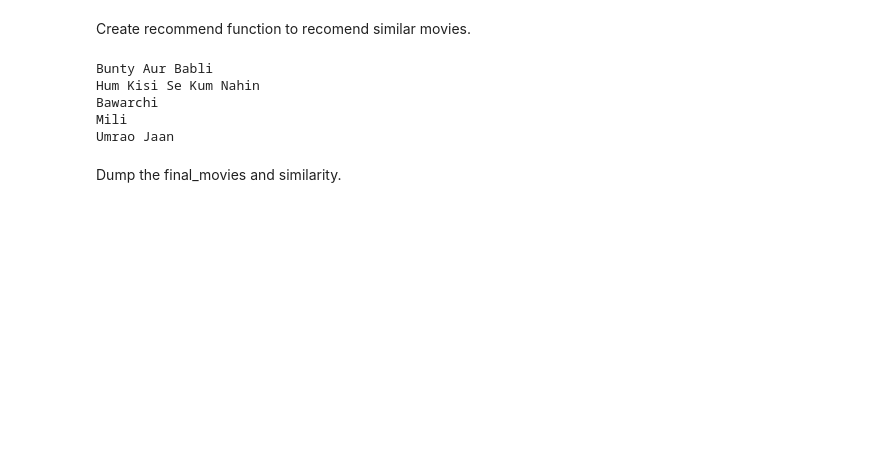
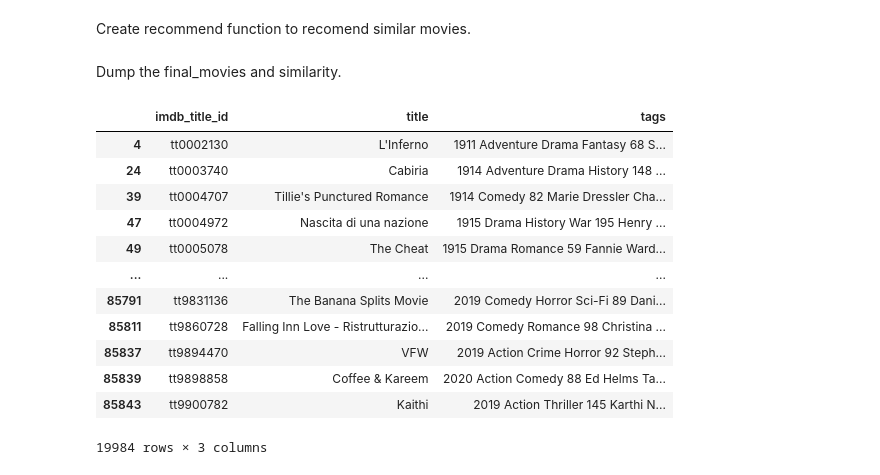
Before and after one commit to whatiskeptiname/movie_mixer, a Jupyter notebook: tags_based_rs.ipynb, the cells around one changed output. Saved outputs shown, nothing was run; the diff lists cells and outputs as text; code cells hidden in the pictures; blank space fills up the shorter version.

```diff
--- a/tags_based_rs.ipynb
+++ b/tags_based_rs.ipynb
@@ -160,14 +156,6 @@ def recommend(movie):
     distances = sorted(list(enumerate(similarity[index])), reverse=True, key=lambda x:x[1])
     for i in distances[1:6]:
         print(final_movies.iloc[i[0]].title)
-# %%
-recommend("Gandhi")
-# %% [output]
-Bunty Aur Babli
-Hum Kisi Se Kum Nahin
-Bawarchi
-Mili
-Umrao Jaan
 # %% [markdown]
 Dump the final_movies and similarity.
 # %%
@@ -177,0 +166,16 @@ pickle.dump(similarity, open('pickles/similarity.pkl', 'wb'))
+# %%
+final_movies
+# %% [output]
+|  | imdb_title_id | title | tags |
+| 4 | tt0002130 | L'Inferno | 1911 Adventure Drama Fantasy 68 S... |
+| 24 | tt0003740 | Cabiria | 1914 Adventure Drama History 148 ... |
+| 39 | tt0004707 | Tillie's Punctured Romance | 1914 Comedy 82 Marie Dressler Cha... |
+| 47 | tt0004972 | Nascita di una nazione | 1915 Drama History War 195 Henry ... |
+| 49 | tt0005078 | The Cheat | 1915 Drama Romance 59 Fannie Ward... |
+| ... | ... | ... | ... |
+| 85791 | tt9831136 | The Banana Splits Movie | 2019 Comedy Horror Sci-Fi 89 Dani... |
+| 85811 | tt9860728 | Falling Inn Love - Ristrutturazio... | 2019 Comedy Romance 98 Christina ... |
+| 85837 | tt9894470 | VFW | 2019 Action Crime Horror 92 Steph... |
+| 85839 | tt9898858 | Coffee & Kareem | 2020 Action Comedy 88 Ed Helms Ta... |
+| 85843 | tt9900782 | Kaithi | 2019 Action Thriller 145 Karthi N... |
+19984 rows × 3 columns
```
Also changed, not shown: parts of 8 cells of this notebook, 3 other files.
